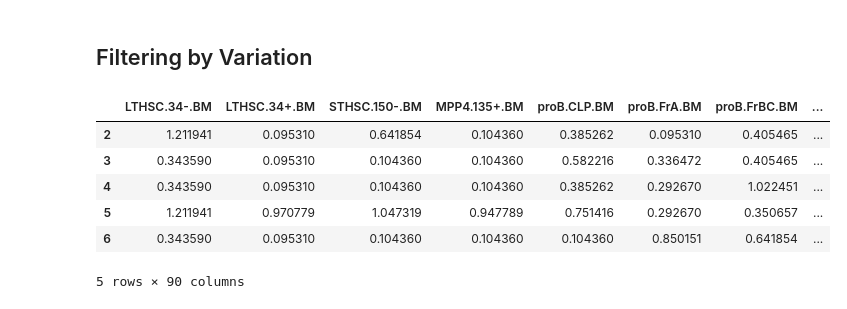
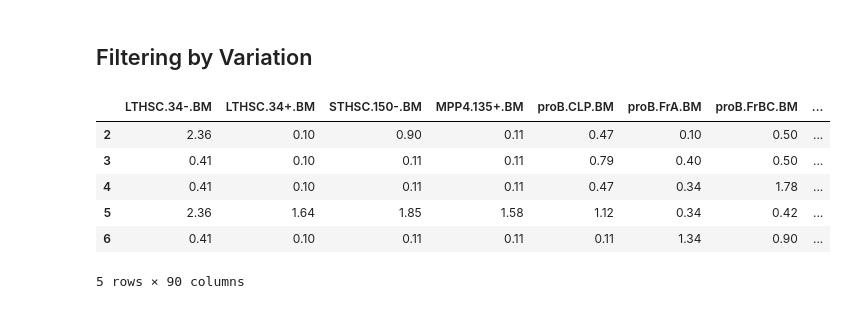
Before and after one commit to datascience-mobi-2026/topic04_team03, a Jupyter notebook: jupyter_rosa.ipynb, the cells around one changed output. Cells and saved outputs as stored; diff of their text form; code cells hidden in the pictures.

```diff
--- a/jupyter_rosa.ipynb
+++ b/jupyter_rosa.ipynb
@@ -236,23 +290,23 @@ sns.histplot(log_ATAC["Tgd.g2+d17.LN"], bins=30, kde=True)
 # %%
 exclude_cols = [
     "ImmGenATAC1219.peakID",
     "chrom",
     "Summit",
     "mm10.60way.phastCons_scores",
     "_-log10_bestPvalue",
     "Included.in.systematic.analysis",
     "TSS",
     "genes.within.100Kb"
 ]
 
-log_ATAC_celltypes = log_ATAC.drop(columns=exclude_cols).copy()
-log_ATAC_celltypes.head()
+ATAC_celltypes = ATAC_data_removed.drop(columns=exclude_cols).copy()
+ATAC_celltypes.head()
 # %% [output]
 |  | LTHSC.34-.BM | LTHSC.34+.BM | STHSC.150-.BM | MPP4.135+.BM | proB.CLP.BM | proB.FrA.BM | proB.FrBC.BM | ... |
-| 2 | 1.211941 | 0.095310 | 0.641854 | 0.104360 | 0.385262 | 0.095310 | 0.405465 | ... |
-| 3 | 0.343590 | 0.095310 | 0.104360 | 0.104360 | 0.582216 | 0.336472 | 0.405465 | ... |
-| 4 | 0.343590 | 0.095310 | 0.104360 | 0.104360 | 0.385262 | 0.292670 | 1.022451 | ... |
-| 5 | 1.211941 | 0.970779 | 1.047319 | 0.947789 | 0.751416 | 0.292670 | 0.350657 | ... |
-| 6 | 0.343590 | 0.095310 | 0.104360 | 0.104360 | 0.104360 | 0.850151 | 0.641854 | ... |
+| 2 | 2.36 | 0.10 | 0.90 | 0.11 | 0.47 | 0.10 | 0.50 | ... |
+| 3 | 0.41 | 0.10 | 0.11 | 0.11 | 0.79 | 0.40 | 0.50 | ... |
+| 4 | 0.41 | 0.10 | 0.11 | 0.11 | 0.47 | 0.34 | 1.78 | ... |
+| 5 | 2.36 | 1.64 | 1.85 | 1.58 | 1.12 | 0.34 | 0.42 | ... |
+| 6 | 0.41 | 0.10 | 0.11 | 0.11 | 0.11 | 1.34 | 0.90 | ... |
 5 rows × 90 columns
 # %%
```
Also changed, not shown: parts of 39 cells of this notebook.
